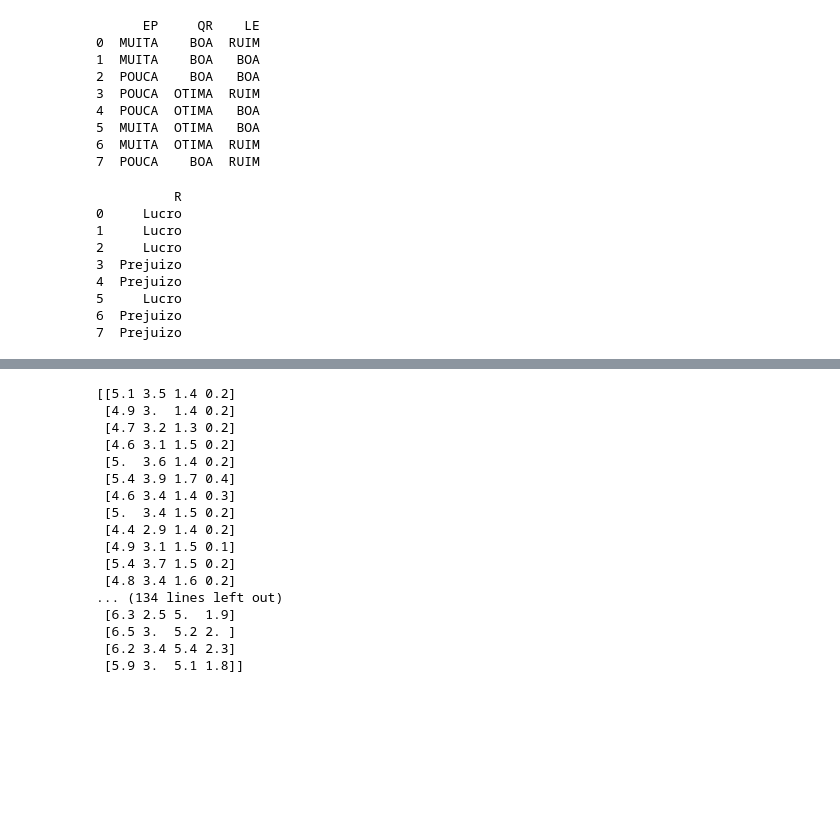
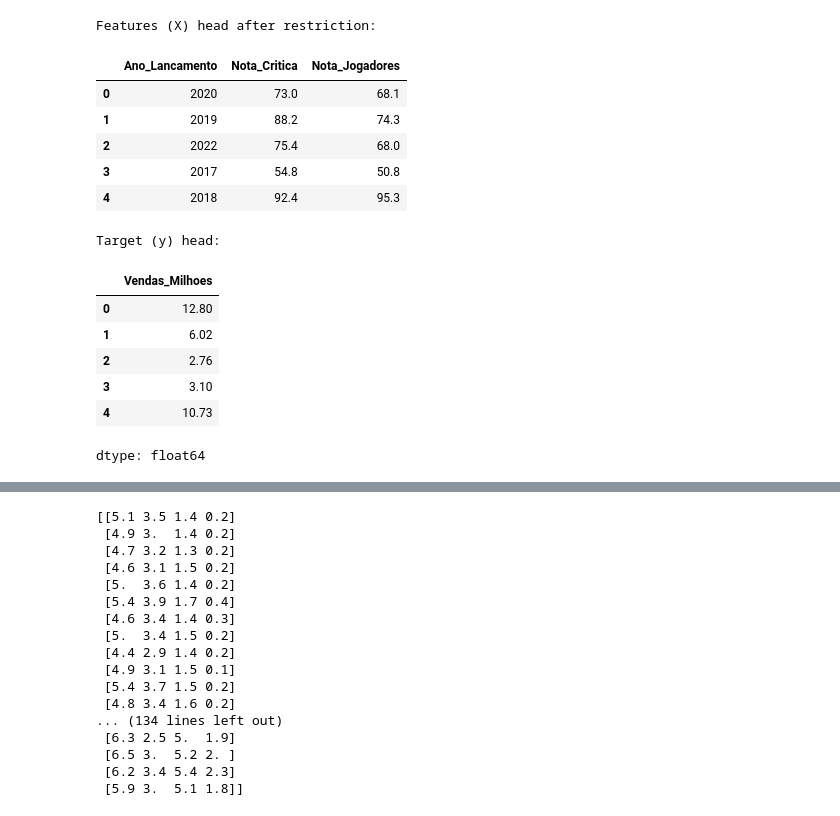
Before and after one commit to YasminMSouza/projCienciasdeDados, a Jupyter notebook: decision_tree.ipynb, the cells around one changed output, grey strips where cells are left out. Cells and saved outputs as stored; diff of their text form; code cells hidden in the pictures; blank space fills up the shorter version.

```diff
--- a/decision_tree.ipynb
+++ b/decision_tree.ipynb
@@ -29,26 +48,25 @@ dataset.shape
-# %%
-X = dataset.iloc[:,[0,1,2]]
-print(X)
-# %% [output]
-      EP     QR    LE
-0  MUITA    BOA  RUIM
-1  MUITA    BOA   BOA
-2  POUCA    BOA   BOA
-3  POUCA  OTIMA  RUIM
-4  POUCA  OTIMA   BOA
-5  MUITA  OTIMA   BOA
-6  MUITA  OTIMA  RUIM
-7  POUCA    BOA  RUIM
+# %%
+X = dataset[['Ano_Lancamento', 'Nota_Critica', 'Nota_Jogadores']]
+print("Features (X) head after restriction:")
+display(X.head())
+# %% [output]
+Features (X) head after restriction:
+|  | Ano_Lancamento | Nota_Critica | Nota_Jogadores |
+| 0 | 2020 | 73.0 | 68.1 |
+| 1 | 2019 | 88.2 | 74.3 |
+| 2 | 2022 | 75.4 | 68.0 |
+| 3 | 2017 | 54.8 | 50.8 |
+| 4 | 2018 | 92.4 | 95.3 |
 # %%
-y = dataset.iloc[:,[3]]
-print(y)
+y = dataset['Vendas_Milhoes']
+print("Target (y) head:")
+display(y.head())
 # %% [output]
-          R
-0     Lucro
-1     Lucro
-2     Lucro
-3  Prejuizo
-4  Prejuizo
-5     Lucro
-6  Prejuizo
-7  Prejuizo
+Target (y) head:
+|  | Vendas_Milhoes |
+| 0 | 12.80 |
+| 1 | 6.02 |
+| 2 | 2.76 |
+| 3 | 3.10 |
+| 4 | 10.73 |
+dtype: float64
```
Also changed, not shown: parts of 15 cells of this notebook.
